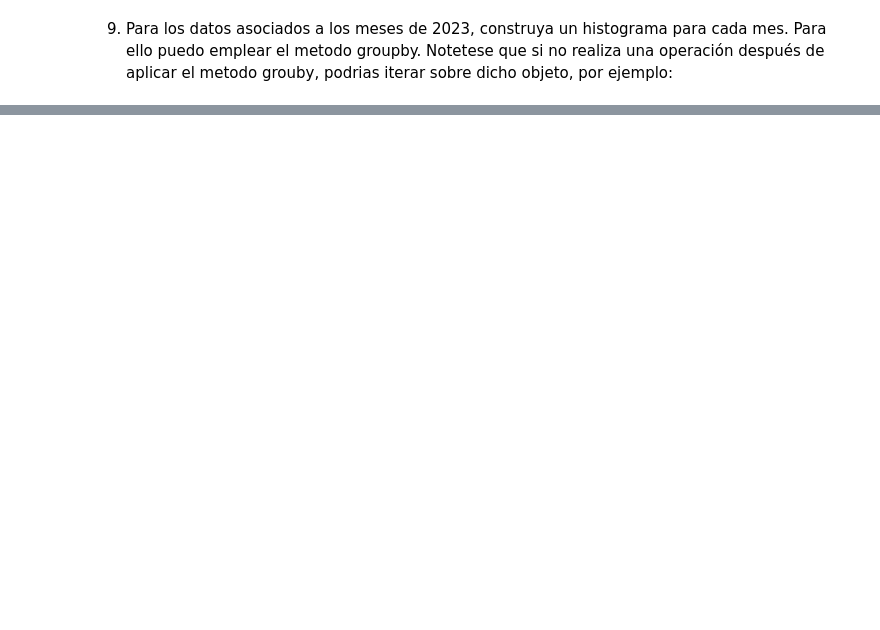
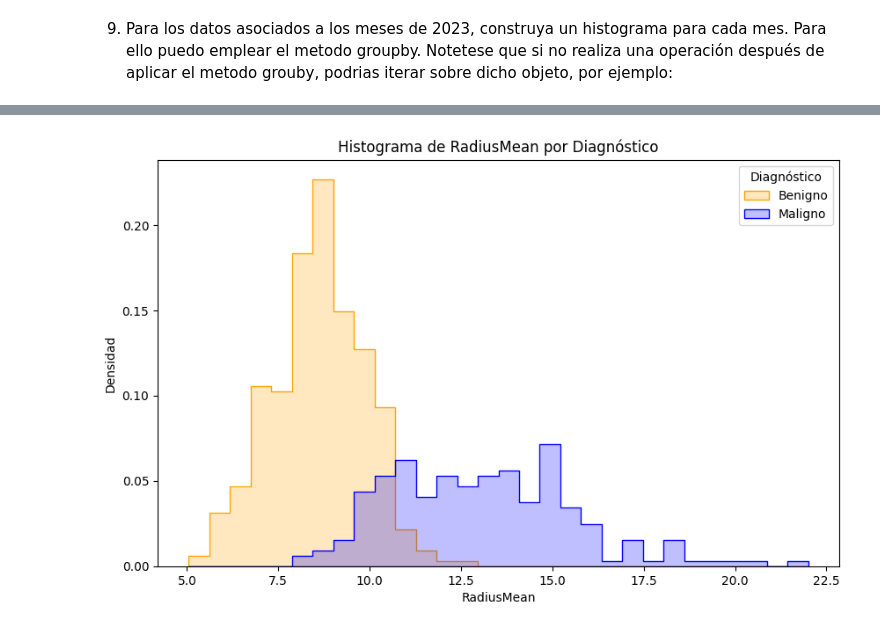
Before and after one commit to vaskiax/002_EstudiantesAprendizajeEstadistico, a Jupyter notebook: semestre2024-2/Estudiantes/Vergel_27/Lab01PandasHarold.ipynb, the cells around one changed output, grey strips where cells are left out. Drawn from its saved outputs; the diff is of its cells as text; code cells hidden in the pictures; blank space fills up the shorter version.

```diff
--- a/semestre2024-2/Estudiantes/Vergel_27/Lab01PandasHarold.ipynb
+++ b/semestre2024-2/Estudiantes/Vergel_27/Lab01PandasHarold.ipynb
@@ -327,0 +361,6 @@ df2.groupby(pd.Grouper(freq='15D')).mean()
+# %%
+def to_pascal_case(s):
+    return ''.join(word.capitalize() for word in s.split('_'))
+
+df.columns = [to_pascal_case(col) for col in df.columns]
+df.columns
@@ -327,0 +520,3 @@ df2.groupby(pd.Grouper(freq='15D')).mean()
+# %%
+df['DiagnosisNumeric'] = df['Diagnosis'].map({'B': 0, 'M': 1})
+df['DiagnosisNumeric'].tail()
@@ -327,0 +577,15 @@ df2.groupby(pd.Grouper(freq='15D')).mean()
+# %%
+columnsForMean = {}
+
+columnPrefixes = ['Radius', 'Texture', 'Perimeter', 'Area',
+                  'Smoothness', 'Compactness', 'Concavity',
+                  'ConcavePoints', 'Symmetry', 'FractalDimension']
+
+for prefix in columnPrefixes:
+    matching_columns = [col for col in df.columns if col.startswith(prefix)]
+
+    if matching_columns:
+        columnsForMean[prefix + 'Mean'] = df[matching_columns].mean(axis=1)
+
+dfMeans = pd.DataFrame(columnsForMean)
+dfMeans.head()
@@ -327,0 +603,6 @@ df2.groupby(pd.Grouper(freq='15D')).mean()
+# %%
+# Añadimos los valores de Diagnosis y DiagnosisNumeric al dfMeans
+
+dfMeans['Diagnosis'] = df['Diagnosis']
+dfMeans['DiagnosisNumeric'] = df['DiagnosisNumeric']
+dfMeans.head()
@@ -327,0 +616,15 @@ df2.groupby(pd.Grouper(freq='15D')).mean()
+# %%
+plt.figure(figsize=(10, 6))
+
+sns.histplot(data=dfMeans, x='RadiusMean', hue='Diagnosis',
+             bins=30, kde=False, stat="density",
+             palette={'B': 'orange', 'M': 'blue'},
+             element='step')
+
+plt.title('Histograma de RadiusMean por Diagnóstico')
+plt.xlabel('RadiusMean')
+plt.ylabel('Densidad')
+plt.legend(title='Diagnóstico', labels=['Benigno', 'Maligno'])
+plt.show()
+# %% [output]
+[figure, added]
```
Also changed, not shown: parts of 53 cells of this notebook.
